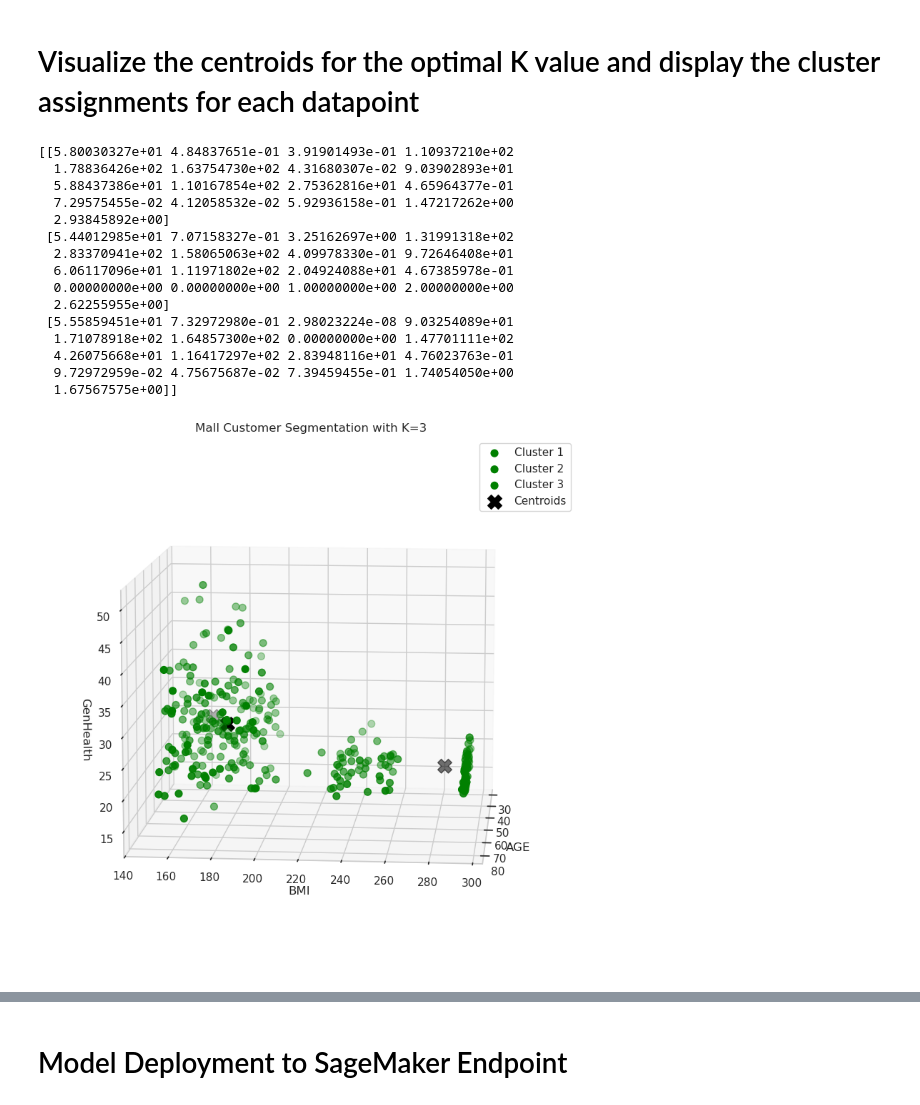
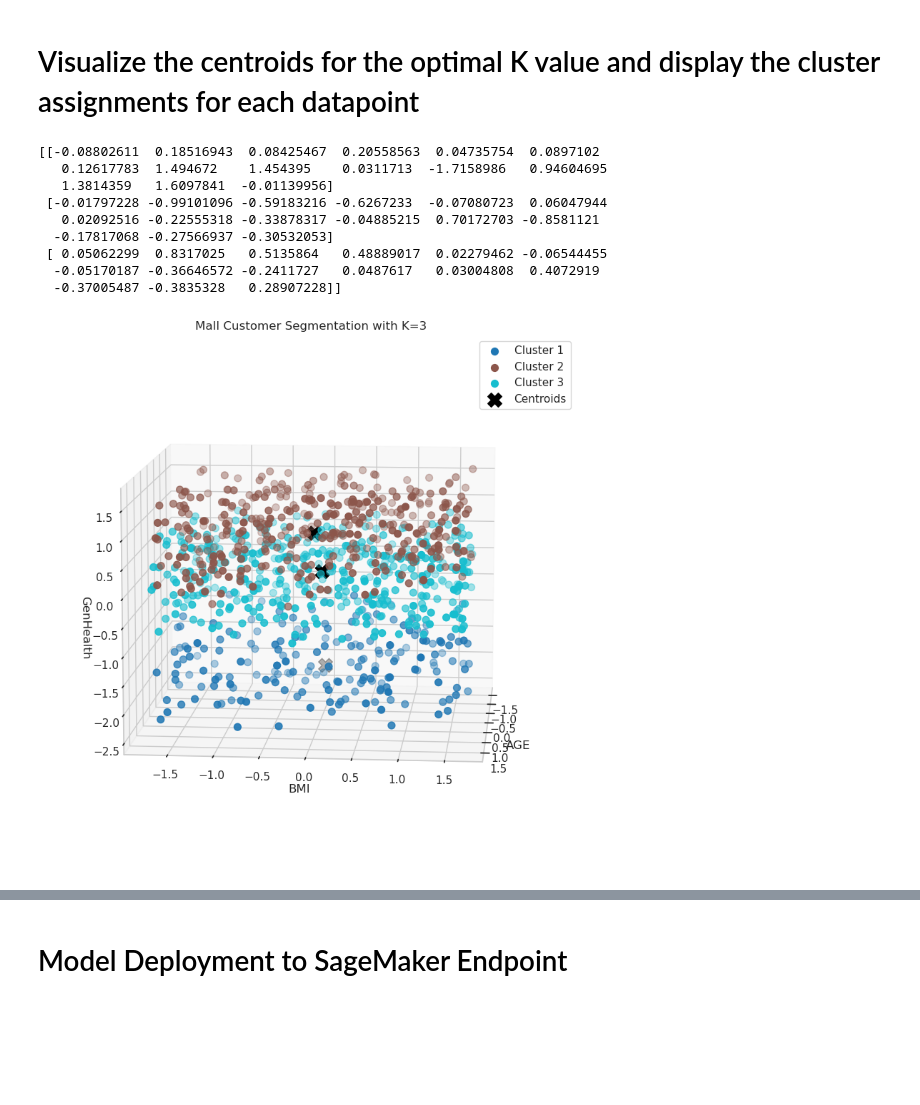
Before and after one commit to MikeGstefan/COMM-493---W25, a Jupyter notebook: KMeans Clustering - ALL.ipynb, the cells around one changed output, grey strips where cells are left out. Cells and saved outputs as stored; diff of their text form; code cells hidden in the pictures; blank space fills up the shorter version.

```diff
--- a/KMeans Clustering - ALL.ipynb
+++ b/KMeans Clustering - ALL.ipynb
@@ -113,25 +113,26 @@ from sklearn.preprocessing import LabelEncoder
 # Step 1: Load the Dataset
 # Load the mall customers dataset from a CSV file into a Pandas DataFrame.
 # This allows for easy data manipulation and analysis.
-df = pd.read_csv('patient_priority.csv')
-
-
-df = df.drop(columns=df.columns[0])  # Works if you are certain about column order
-
+df = pd.read_csv('gym2.csv')
 
 # Encode categorical columns
 label_encoders = {}
 
-for col in ["Residence_type", "smoking_status", "triage"]:
+for col in ["Gender", "Workout_Type"]:
     le = LabelEncoder()
     df[col] = le.fit_transform(df[col])  # Convert categories to numbers
     label_encoders[col] = le  # Store the encoder for later use if needed
 
 # Ensure binary columns are integers
-binary_cols = ["gender", "exercise angina", "hypertension", "heart_disease"]
+binary_cols = ["Gender"]
 df[binary_cols] = df[binary_cols].fillna(0)
 
 df[binary_cols] = df[binary_cols].astype(int)
+
+from sklearn.preprocessing import StandardScaler
+
+scaler = StandardScaler()
+df = pd.DataFrame(scaler.fit_transform(df), columns=df.columns)
 
 # Step 3: Select Relevant Features
 # For clustering, we focus on the features
@@ -146,8 +147,8 @@ data_np = df.values.astype('float32')
 # Step 5: Save and Upload Preprocessed Data
 # Save the preprocessed dataset to a CSV file, without the index.
 # This file is then uploaded to an S3 bucket, making it accessible for machine learning tasks in SageMaker.
-df.to_csv('test_patient_priority.csv', index=False)
-data_uri = sagemaker_session.upload_data('test_patient_priority.csv', key_prefix=prefix)
+df.to_csv('test_gym.csv', index=False)
+data_uri = sagemaker_session.upload_data('test_gym.csv', key_prefix=prefix)
 
 # Output the S3 URI of the uploaded dataset for reference, confirming the successful upload.
 print(f"Data uploaded to S3: {data_uri}")
@@ -446,61 +413,52 @@ fig = plt.figure(figsize=(12, 8))
 ax = fig.add_subplot(111, projection='3d')
 
 # Set the number of points to sample per cluster
-sample_size = 100  # Adjust as needed
+# sample_size = 100  # Adjust as needed
 
 # Define a colormap for consistent cluster colors
 cluster_colors = plt.cm.get_cmap("tab10", best_k)  # Use a categorical colormap
-colors = np.where(cluster_points[:, 16] == 1, 'blue',
-                  np.where(cluster_points[:, 16] == 2, 'red', 'green'))
+# colors = np.where(cluster_points[:, 16] == 1, 'blue',
+#                   np.where(cluster_points[:, 16] == 2, 'red', 'green'))
 
 # Plot data points, color-coded by cluster assignment
 for i in range(best_k):
     cluster_points = data_np[closest_centroids == i]
     # If the cluster has more points than the sample size, randomly select a subset
-    if len(cluster_points) > sample_size:
-        sampled_indices = np.random.choice(len(cluster_points), sample_size, replace=False)
-        cluster_points = cluster_points[sampled_indices]
-
+    # if len(cluster_points) > sample_size:
     # Use the colormap to assign colors for each cluster
     cluster_color = cluster_colors(i / best_k)  # Get color for this cluster based on index
     ax.scatter(cluster_points[:, 0], cluster_points[:, 4], cluster_points[:, 10],
-               s=50, color=colors, label=f'Cluster {i+1}')
+               s=50, color=cluster_color, label=f'Cluster {i+1}')
 
 # Plot centroids
 ax.scatter(centroids[:, 0], centroids[:, 4], centroids[:, 10],
            s=200, c='black', marker='X', label='Centroids')
 
 print(centroids)
 
 # Customize the view angle for better visualization
 ax.view_init(elev=10, azim=5)
 
 # Set titles and labels
 ax.set_title(f'Mall Customer Segmentation with K={best_k}')
 ax.set_xlabel('AGE')
 ax.set_ylabel('BMI')
 ax.set_zlabel('GenHealth')
 ax.legend()
 
 plt.tight_layout()
 plt.show()
 # %% [output]
-[[5.80030327e+01 4.84837651e-01 3.91901493e-01 1.10937210e+02
-  1.78836426e+02 1.63754730e+02 4.31680307e-02 9.03902893e+01
-  5.88437386e+01 1.10167854e+02 2.75362816e+01 4.65964377e-01
-  7.29575455e-02 4.12058532e-02 5.92936158e-01 1.47217262e+00
-  2.93845892e+00]
- [5.44012985e+01 7.07158327e-01 3.25162697e+00 1.31991318e+02
-  2.83370941e+02 1.58065063e+02 4.09978330e-01 9.72646408e+01
-  6.06117096e+01 1.11971802e+02 2.04924088e+01 4.67385978e-01
-  0.00000000e+00 0.00000000e+00 1.00000000e+00 2.00000000e+00
-  2.62255955e+00]
- [5.55859451e+01 7.32972980e-01 2.98023224e-08 9.03254089e+01
-  1.71078918e+02 1.64857300e+02 0.00000000e+00 1.47701111e+02
-  4.26075668e+01 1.16417297e+02 2.83948116e+01 4.76023763e-01
-  9.72972959e-02 4.75675687e-02 7.39459455e-01 1.74054050e+00
-  1.67567575e+00]]
+[[-0.08802611  0.18516943  0.08425467  0.20558563  0.04735754  0.0897102
+   0.12617783  1.494672    1.454395    0.0311713  -1.7158986   0.94604695
+   1.3814359   1.6097841  -0.01139956]
+ [-0.01797228 -0.99101096 -0.59183216 -0.6267233  -0.07080723  0.06047944
+   0.02092516 -0.22555318 -0.33878317 -0.04885215  0.70172703 -0.8581121
+  -0.17817068 -0.27566937 -0.30532053]
+ [ 0.05062299  0.8317025   0.5135864   0.48889017  0.02279462 -0.06544455
+  -0.05170187 -0.36646572 -0.2411727   0.0487617   0.03004808  0.4072919
+  -0.37005487 -0.3835328   0.28907228]]
-[figure, old version]
+[figure, new version]
 # %%
 # Assuming `df` contains the original dataset and `kmeans.labels_` are the cluster assignments
 df['cluster'] = closest_centroids
```
Also changed, not shown: parts of 10 cells of this notebook, 2 other files.
